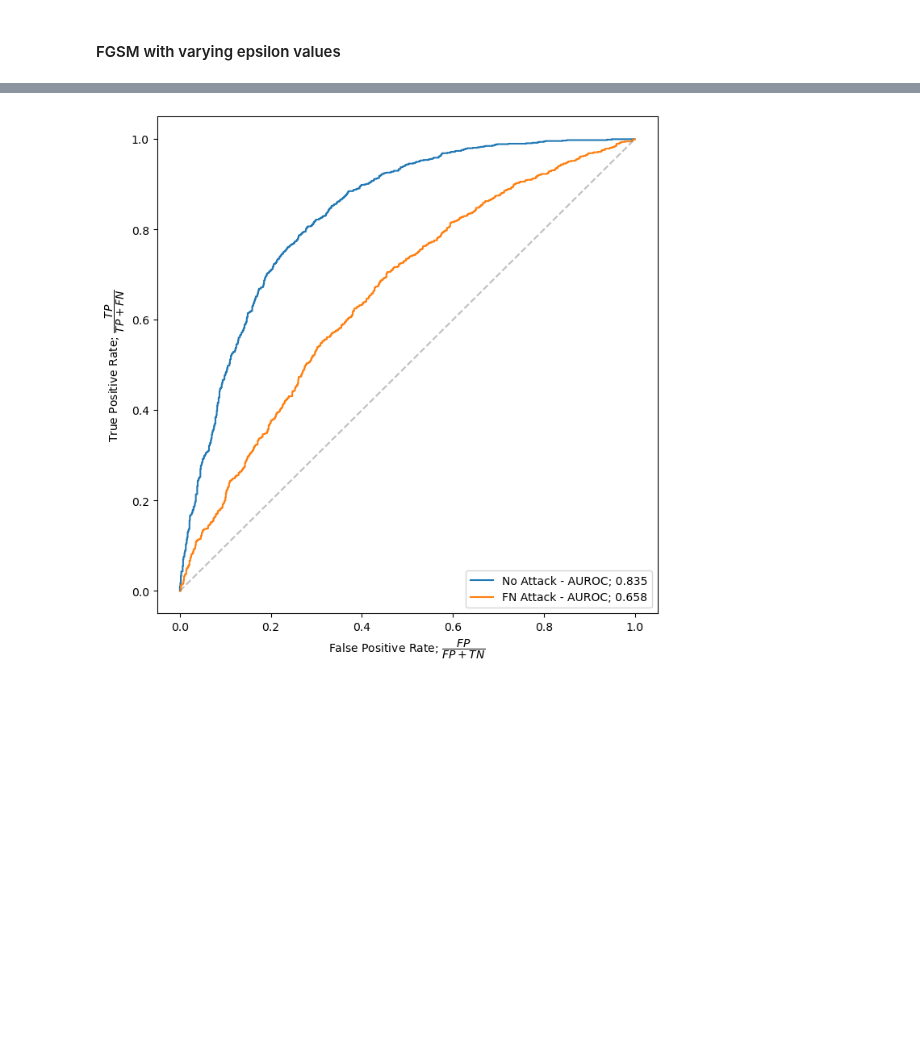
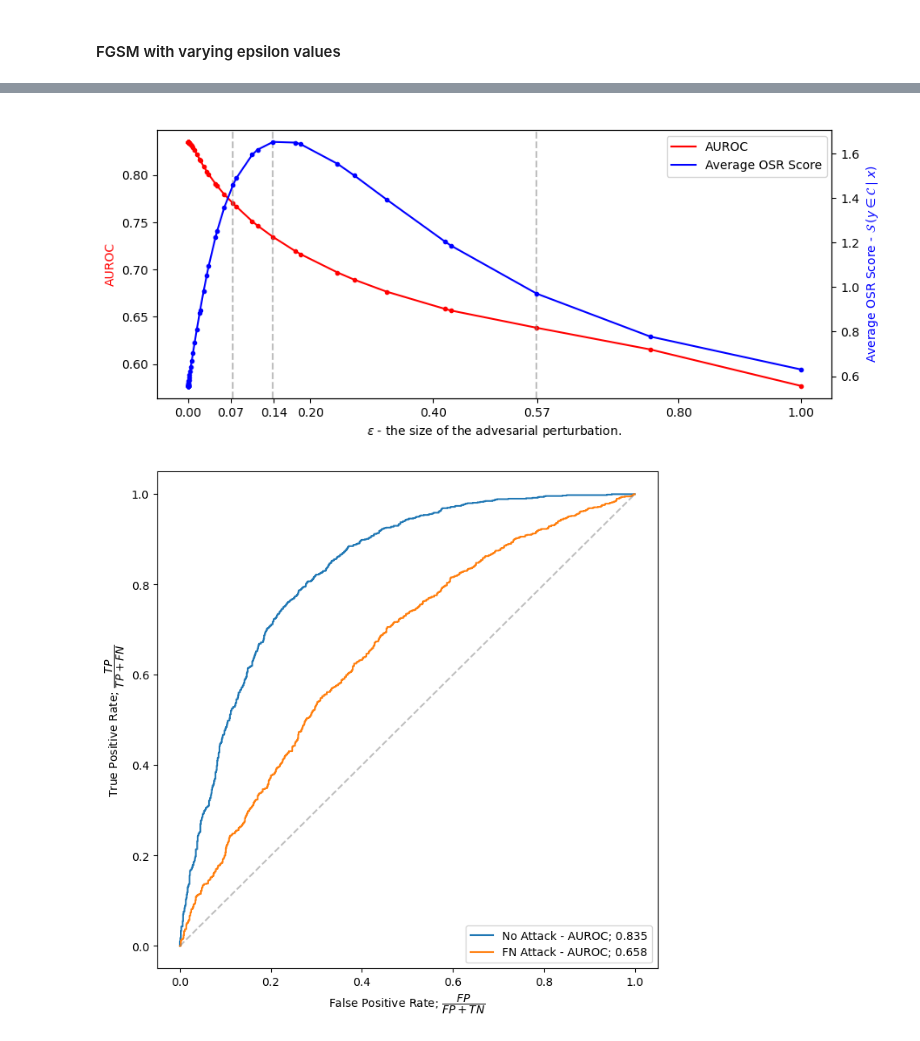
Before and after one commit to krellemand/bachelor_project, a Jupyter notebook: notebooks/visualizing_adv_attacks.ipynb, the cells around one changed output, grey strips where cells are left out. Drawn from its saved outputs; the diff is of its cells as text; code cells hidden in the pictures; blank space fills up the shorter version.

```diff
--- a/notebooks/visualizing_adv_attacks.ipynb
+++ b/notebooks/visualizing_adv_attacks.ipynb
@@ -110,3 +97,31 @@ for i, idx in enumerate(eps_idxs):
+# %%
+fig, ax1 = plt.subplots(1,1, figsize=(10,4))
+ax1.plot(eps, aurocs, c='red', label='AUROC')
+ax1.scatter(eps, aurocs, c='red', marker='.')
+ax1.set_xlabel('$\\epsilon$ - the size of the advesarial perturbation.')
+ax1.set_ylabel('AUROC', c='red')
+for i in eps_idxs:
+    ax1.axvline(eps[i], 0, 1, linestyle='dashed', c='gray', alpha=0.5,)
+ax2 = ax1.twinx()
+ax2.plot(eps, avg_mls, c='blue', label='Average OSR Score')
+ax2.scatter(eps, avg_mls, c='blue', marker='.')
+ax2.set_ylabel('Average OSR Score - $\\mathcal{S}\\:(y\\in\\mathcal{C}\\mid x)$', c='blue')
+# axins = zoomed_inset_axes(ax1, 10, loc=1) # zoom = 2
+# axins.plot(eps, aurocs, c='red')
+# axins.scatter(eps, aurocs, c='red', marker='.')
+# axins.set_xlim(-0.01, 0.012)
+# axins.set_ylim(0.825, 0.84)
+# plt.xticks(visible=False)
+# plt.yticks(visible=False)
+# mark_inset(ax1, axins, loc1=2, loc2=3, fc="none", ec="0.5")
+# plt.draw()
+locs, labels = plt.xticks()
+plt.xticks([round(x,2) for x in np.append(locs[1:-1][~np.isclose(locs[1:-1], 0.6)], chosen_eps)])
+fig.legend(loc=(0.72,0.8))
+plt.savefig(root_dir + 'visualizations/fn_fgsm_eps.png', transparent=True, bbox_inches='tight')
+plt.show()
+# %% [output]
+[figure, added]
 # %%
 roc_stats_plain = load_and_eval_mls_osr(root_dir + "logits/tinyimagenet/plain/logits_0.pt", root_dir + "logits/tinyimagenet/plain/csr_targets_0.pt",
                       0, dataset_name='tinyimagenet', balance=True)
```
Also changed, not shown: parts of 6 cells of this notebook, 5 other files.
